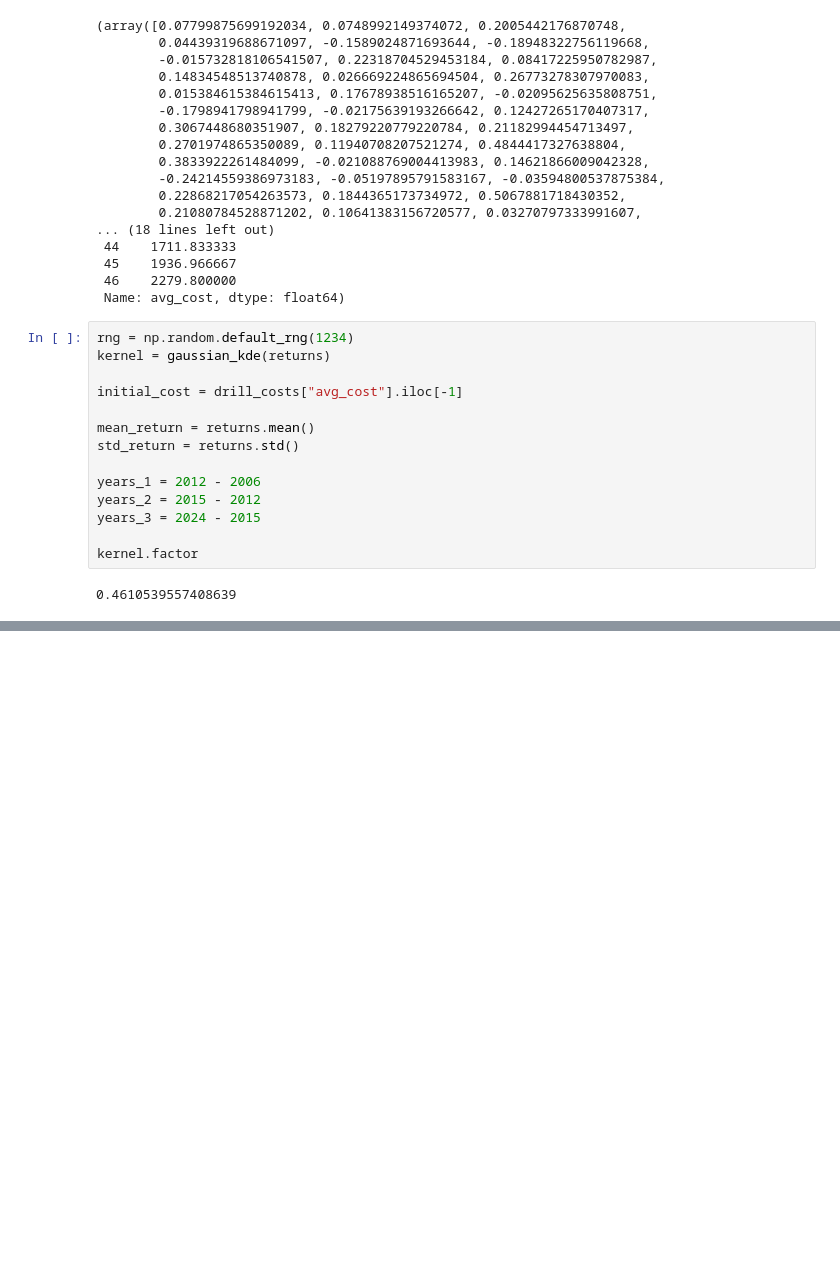
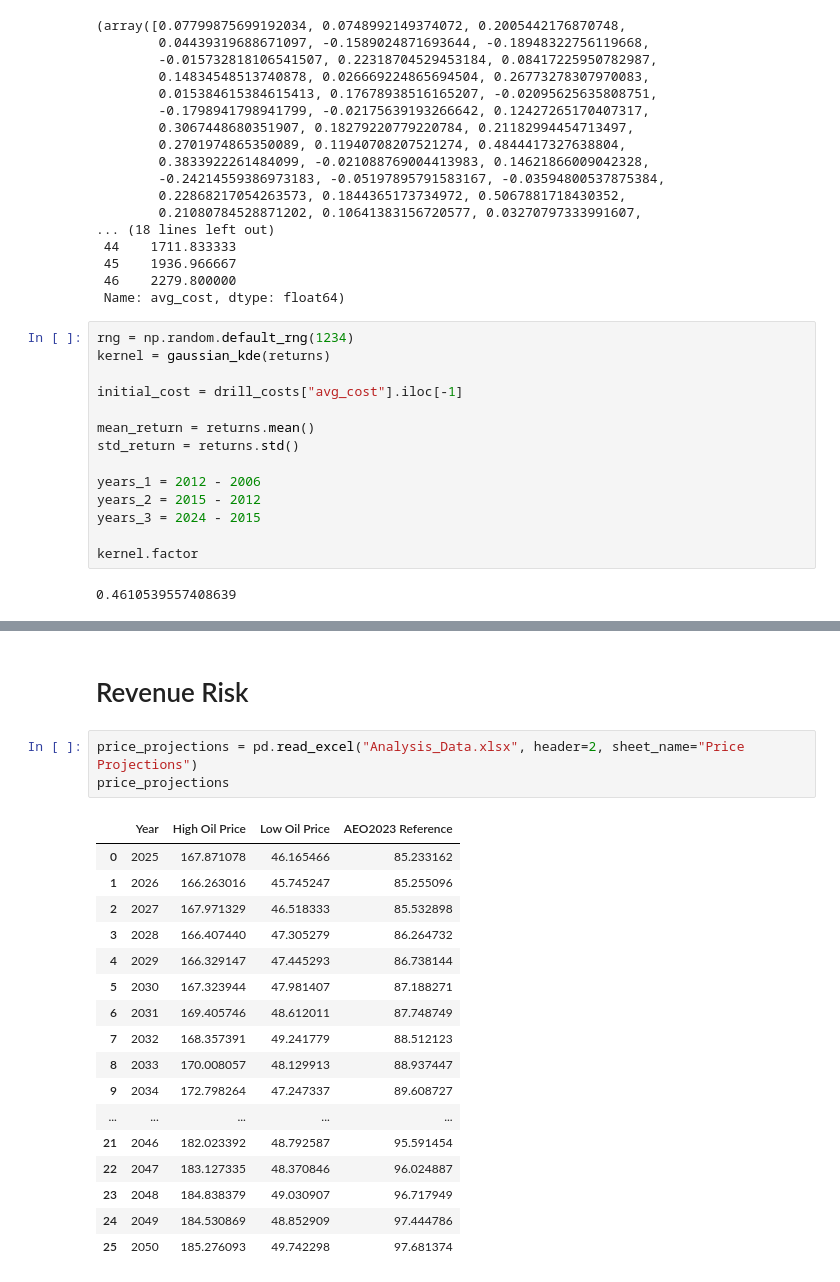
Before and after one commit to yangrchen/blue5-spring-one-homework, a Jupyter notebook: simulation/HW2/yang.ipynb, the cells around one changed output, grey strips where cells are left out. Cells and saved outputs as stored; diff of their text form; blank space fills up the shorter version.

```diff
--- a/simulation/HW2/yang.ipynb
+++ b/simulation/HW2/yang.ipynb
@@ -107,0 +189,23 @@ plt.show()
+# %% [markdown]
+# Revenue Risk
+# %%
+price_projections = pd.read_excel("Analysis_Data.xlsx", header=2, sheet_name="Price Projections")
+price_projections
+# %% [output]
+|  | Year | High Oil Price | Low Oil Price | AEO2023 Reference |
+| 0 | 2025 | 167.871078 | 46.165466 | 85.233162 |
+| 1 | 2026 | 166.263016 | 45.745247 | 85.255096 |
+| 2 | 2027 | 167.971329 | 46.518333 | 85.532898 |
+| 3 | 2028 | 166.407440 | 47.305279 | 86.264732 |
+| 4 | 2029 | 166.329147 | 47.445293 | 86.738144 |
+| 5 | 2030 | 167.323944 | 47.981407 | 87.188271 |
+| 6 | 2031 | 169.405746 | 48.612011 | 87.748749 |
+| 7 | 2032 | 168.357391 | 49.241779 | 88.512123 |
+| 8 | 2033 | 170.008057 | 48.129913 | 88.937447 |
+| 9 | 2034 | 172.798264 | 47.247337 | 89.608727 |
+| ... | ... | ... | ... | ... |
+| 21 | 2046 | 182.023392 | 48.792587 | 95.591454 |
+| 22 | 2047 | 183.127335 | 48.370846 | 96.024887 |
+| 23 | 2048 | 184.838379 | 49.030907 | 96.717949 |
+| 24 | 2049 | 184.530869 | 48.852909 | 97.444786 |
+| 25 | 2050 | 185.276093 | 49.742298 | 97.681374 |
```
Also changed, not shown: parts of 13 cells of this notebook, 1 other file.
